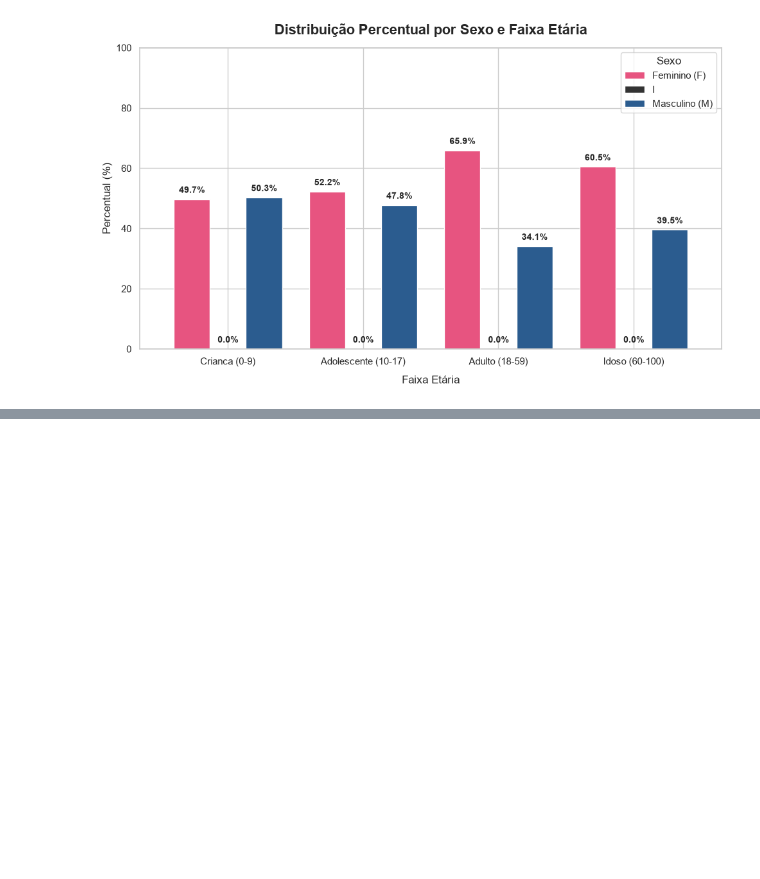
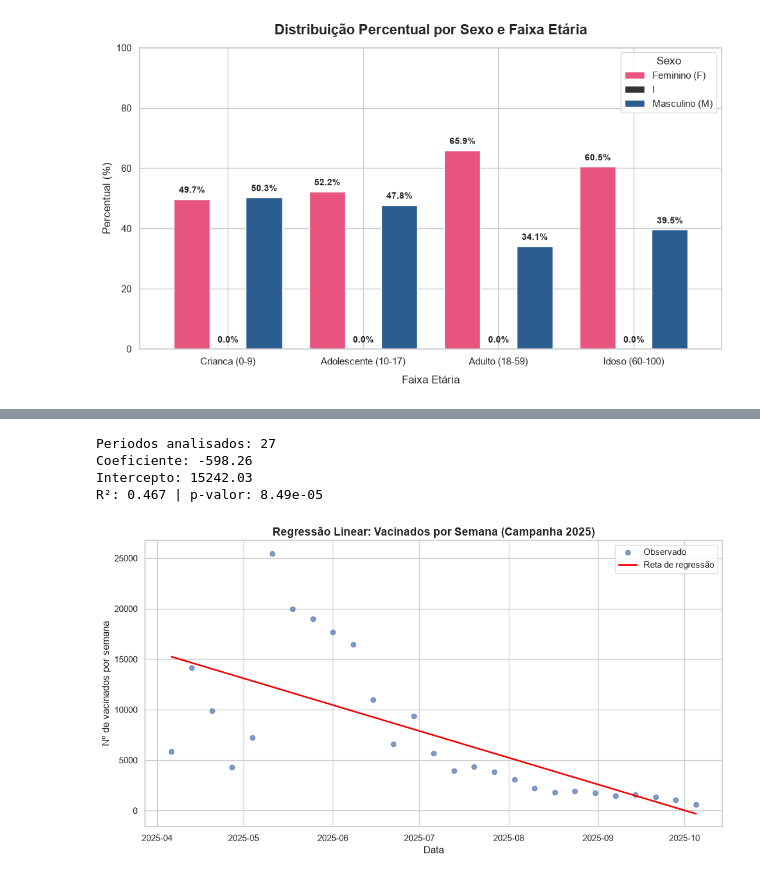
Before and after one commit to N1tr0Lucas/Trabalho-Big-Data-em-Python, a Jupyter notebook: Trabalho_BigDataPython.ipynb, the cells around one changed output, grey strips where cells are left out. Drawn from its saved outputs; the diff is of its cells as text; code cells hidden in the pictures; blank space fills up the shorter version.

```diff
--- a/Trabalho_BigDataPython.ipynb
+++ b/Trabalho_BigDataPython.ipynb
@@ -465,0 +527,12 @@ Notes:
+# %%
+dados_data, modelo_data = regressao_por_data(
+    df, 'Data_Vacina',
+    inicio='2025-04-01', fim='2025-09-30',
+    titulo='Regressão Linear: Vacinados por Semana (Campanha 2025)'
+)
+# %% [output]
+Periodos analisados: 27
+Coeficiente: -598.26
+Intercepto: 15242.03
+R²: 0.467 | p-valor: 8.49e-05
+[figure, added]
```
Also changed, not shown: parts of 6 cells of this notebook, 1 other file.
